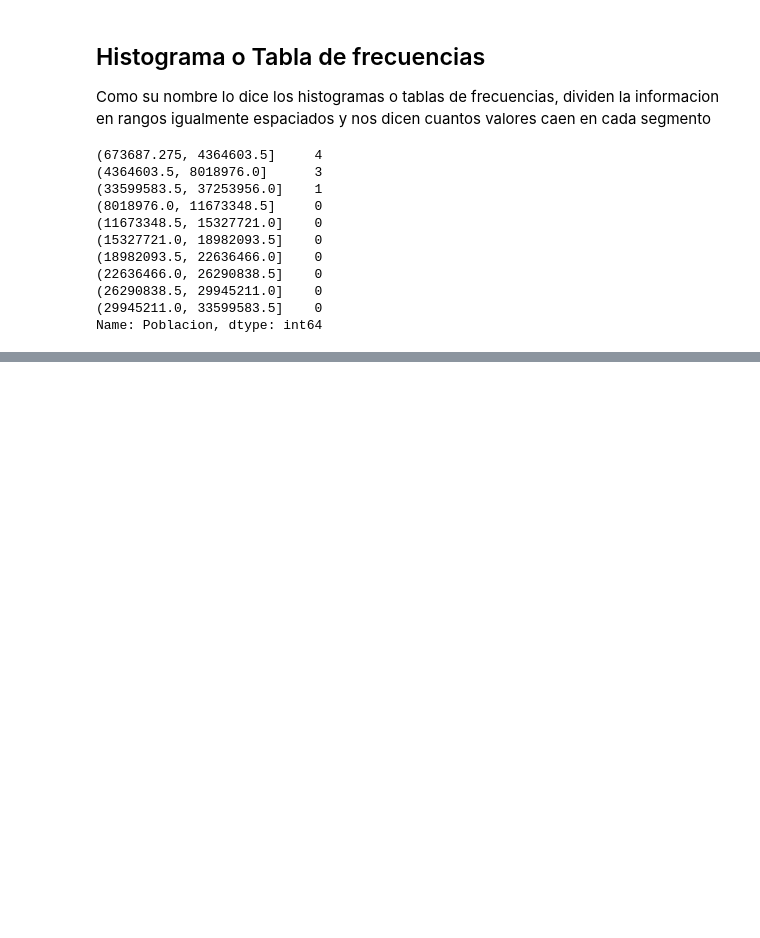
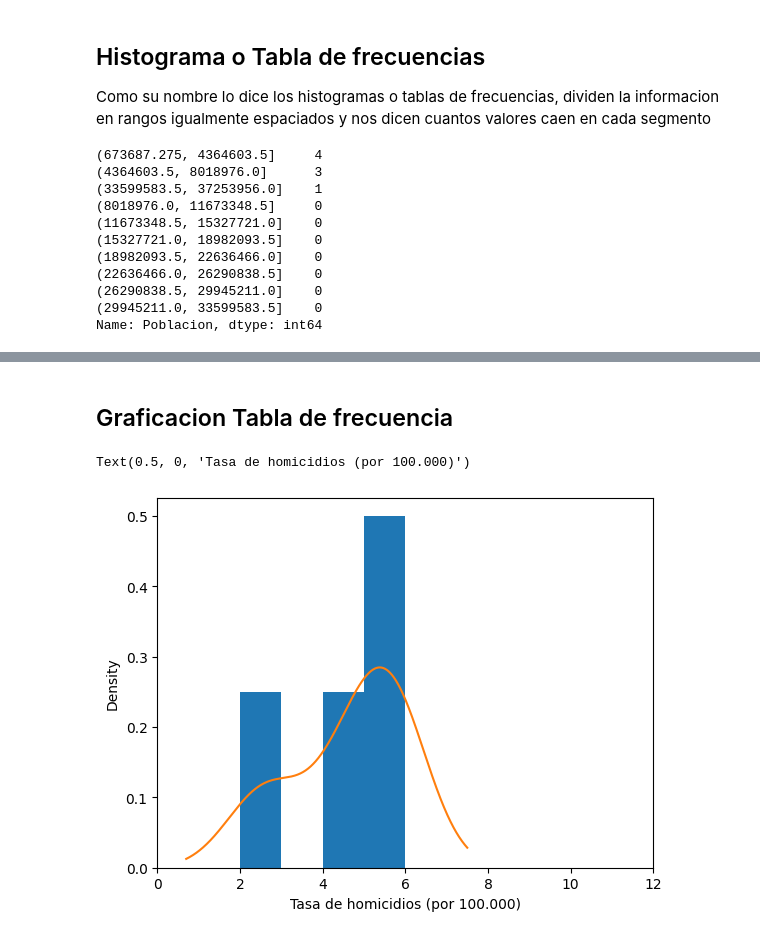
Before and after one commit to anfisbena/EstadisticaPracticaParaCienciaDeDatos, a Jupyter notebook: libro.ipynb, the cells around one changed output, grey strips where cells are left out. Cells and saved outputs as stored; diff of their text form; code cells hidden in the pictures; blank space fills up the shorter version.

```diff
--- a/libro.ipynb
+++ b/libro.ipynb
@@ -313,0 +324,9 @@ Name: Poblacion, dtype: int64
+# %% [markdown]
+<h2>Graficacion Tabla de frecuencia</h2>
+# %%
+ax=df['Tasa de homicidios'].plot.hist(density=True,xlim=[0,12],bins=range(1,12))
+df['Tasa de homicidios'].plot.density(ax=ax)
+ax.set_xlabel('Tasa de homicidios (por 100.000)')
+# %% [output]
+Text(0.5, 0, 'Tasa de homicidios (por 100.000)')
+[figure, added]
```
Also changed, not shown: parts of 3 cells of this notebook.
